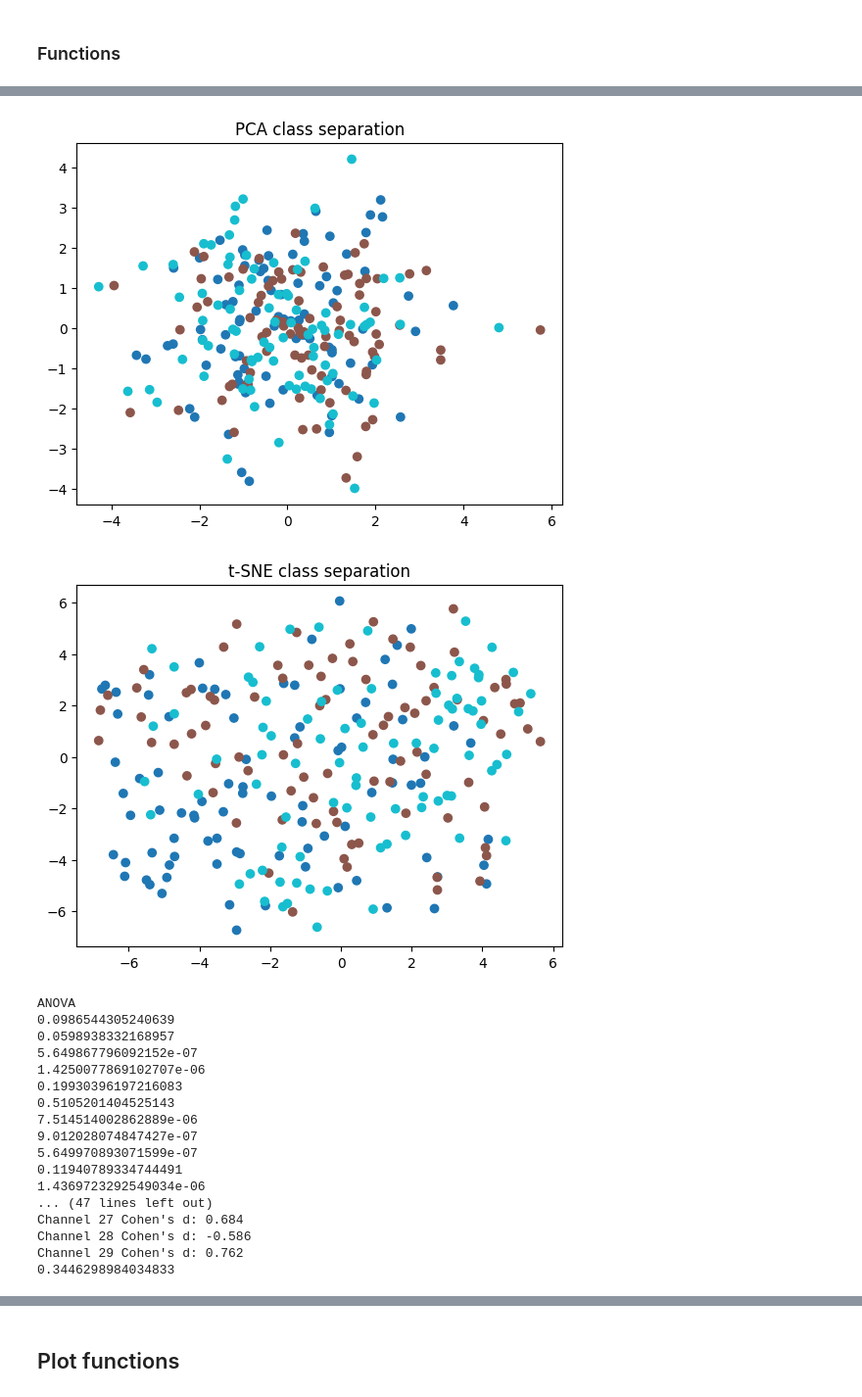
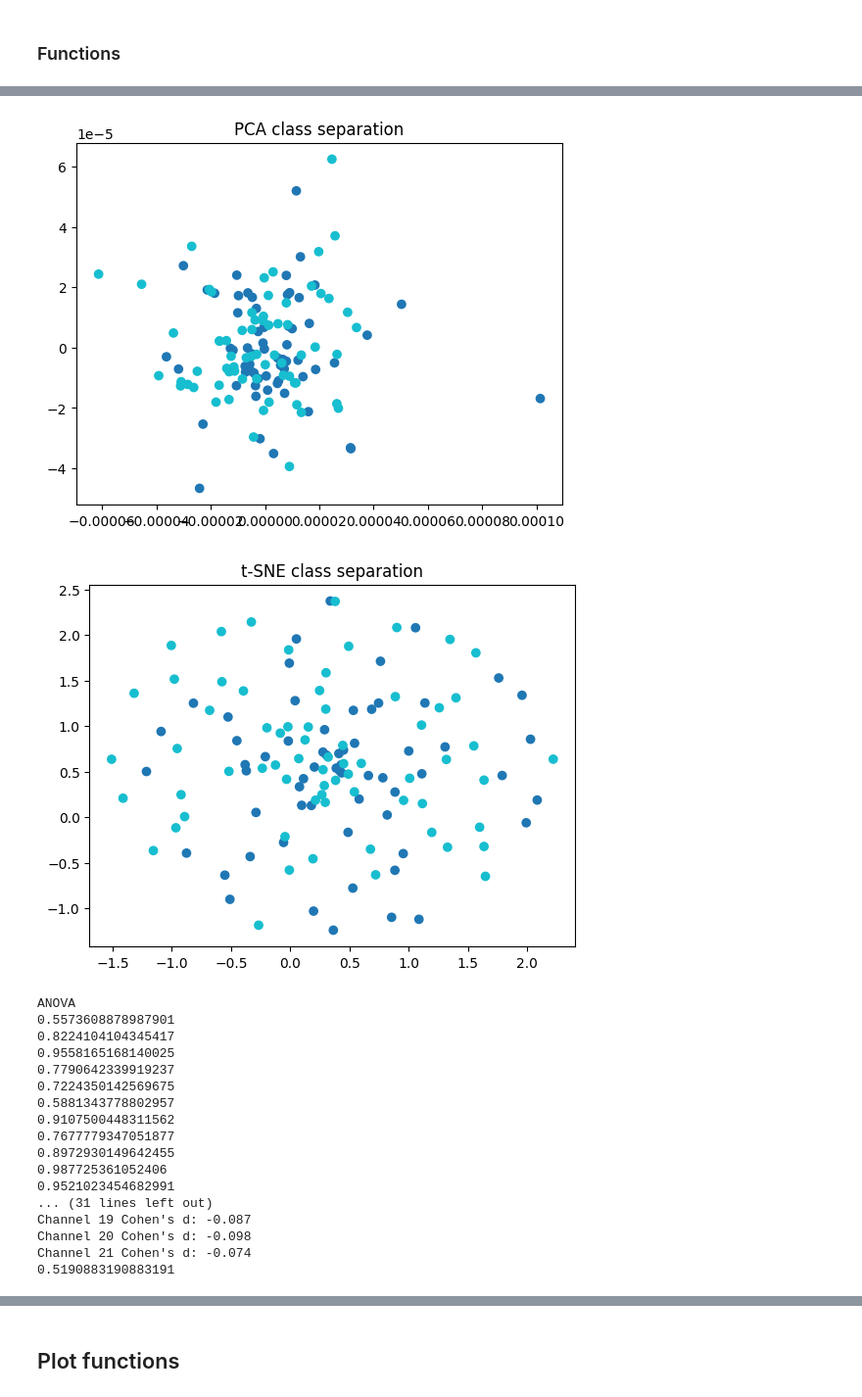
Before and after one commit to Bornholmersild/hybrid_bci, a Jupyter notebook: src/models/classification_platform.ipynb, the cells around one changed output, grey strips where cells are left out. Shown at 98% size. Drawn from its saved outputs; the diff is of its cells as text; code cells hidden in the pictures.

```diff
--- a/src/models/classification_platform.ipynb
+++ b/src/models/classification_platform.ipynb
@@ -1085,0 +781,19 @@ class Manage3Split:
+# %%
+T_epochs, T_windows, T_chs, T_samples = EEG_slide_train_val.shape
+TE_epochs, TE_windows, TE_chs, TE_samples = EEG_slide_test.shape
+# %%
+train_val_labels = np.concatenate([np.zeros(LH_epoch_Train*T_windows), np.ones(RH_epoch_Train*T_windows)])
+
+normalized_labeled_df = EEG_train_val_df.copy()
+normalized_labeled_df['class'] = train_val_labels
+
+significant_features = []
+
+for feature in EEG_train_val_norm_df.columns:
+    class_0 = EEG_train_val_norm_df[feature][normalized_labeled_df['class'] == 0]
+    class_1 = EEG_train_val_norm_df[feature][normalized_labeled_df['class'] == 1]
+
+    stat, p = stats.kruskal(class_0, class_1)
+
+    if p < 0.05:
+        significant_features.append(feature)
@@ -1138,13 +866,18 @@ def train_simple_classifier(X, y):
     acc = cross_val_score(clf, X_flat, y, cv=5)
 
     print(acc.mean())
+# %%
+y_class0 = np.zeros(63*14)          # Epochs * window
+y_class1 = np.ones(68*14)
+
+y_classes = np.concatenate([y_class0, y_class1])
 # %%
 X_sel = X_EEG
 labels_sel = labels_EEG
 
 
 normalized_labeled_df = normalized_df.copy()
-normalized_labeled_df['class'] = Y
+normalized_labeled_df['class'] = y_classes
 
 kruskal_results = {}
 for feature in normalized_labeled_df.columns:
@@ -1152,17 +885,29 @@ for feature in normalized_labeled_df.columns:
         continue
     class_0 = normalized_labeled_df[feature][normalized_labeled_df['class'] == 0]
     class_1 = normalized_labeled_df[feature][normalized_labeled_df['class'] == 1]
-    class_2 = normalized_labeled_df[feature][normalized_labeled_df['class'] == 2]
-    kruskal_results[feature] = stats.kruskal(class_0, class_1, class_2).pvalue
+    # class_2 = normalized_labeled_df[feature][normalized_labeled_df['class'] == 2]
+    kruskal_results[feature] = stats.kruskal(class_0, class_1).pvalue
 
 kruskal_results_df = pd.DataFrame(list(kruskal_results.items()), columns=['Feature', 'P-value'])
 
 print(len(kruskal_results_df[kruskal_results_df['P-value'] < 0.05]))
 kruskal_results_df[kruskal_results_df['P-value'] < 0.05]
 
+significant_features = 0
+non_significant_features = 0
+normalized_significant_features = {}
 for feature, value in kruskal_results.items():
     if value < 0.05:
         print(feature, value)
+        normalized_significant_features[feature] = normalized_df[feature]
+        significant_features += 1
+    else:
+        non_significant_features += 1
+
+normalized_significant_features = pd.DataFrame(normalized_significant_features)
+
+print('Significant count :', significant_features)
+print('Non significant count :', non_significant_features)
 
 # Perform PCA
 compute_pca(X_sel[:, :, 0], labels_sel)
@@ -1202,19 +947,19 @@ ch1_time domain_Signal Energy 4.636639238484988e-25
-[figure, old version]
+[figure, new version]
-[figure, old version]
+[figure, new version]
 ANOVA
-0.0986544305240639
-0.0598938332168957
-5.649867796092152e-07
-1.4250077869102707e-06
-0.19930396197216083
-0.5105201404525143
-7.514514002862889e-06
-9.012028074847427e-07
-5.649970893071599e-07
-0.11940789334744491
-1.4369723292549034e-06
-... (47 lines left out)
-Channel 27 Cohen's d: 0.684
-Channel 28 Cohen's d: -0.586
-Channel 29 Cohen's d: 0.762
-0.3446298984034833
+0.5573608878987901
+0.8224104104345417
+0.9558165168140025
+0.7790642339919237
+0.7224350142569675
+0.5881343778802957
+0.9107500448311562
+0.7677779347051877
+0.8972930149642455
+0.987725361052406
+0.9521023454682991
+... (31 lines left out)
+Channel 19 Cohen's d: -0.087
+Channel 20 Cohen's d: -0.098
+Channel 21 Cohen's d: -0.074
+0.5190883190883191
```
Also changed, not shown: parts of 14 cells of this notebook, 50 other files.
